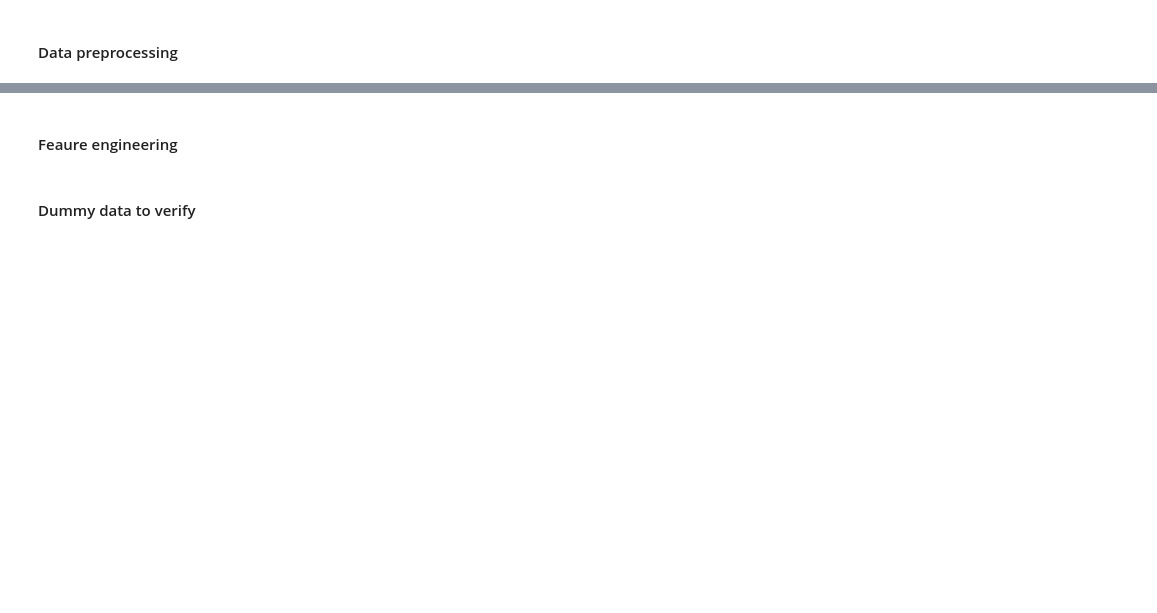
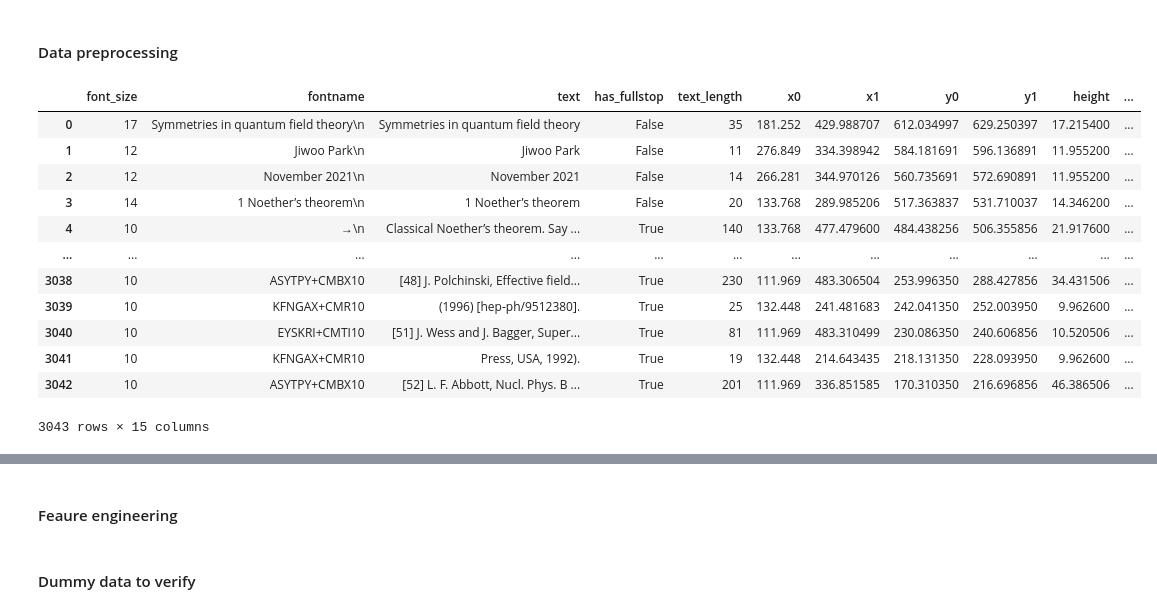
Before and after one commit to TwigSlot/twig-research, a Jupyter notebook: pdf_research/Classifiers/Classifiers.ipynb, the cells around one changed output, grey strips where cells are left out. Drawn from its saved outputs; the diff is of its cells as text; code cells hidden in the pictures; blank space fills up the shorter version.

Commit message:
importing data and word2vec, TODO need to pad?

```diff
--- a/pdf_research/Classifiers/Classifiers.ipynb
+++ b/pdf_research/Classifiers/Classifiers.ipynb
@@ -35,2 +43,20 @@ import warnings
 # %% [markdown]
 #### Data preprocessing
+# %%
+data_df = pd.read_csv('./data.csv')
+# %%
+data_df
+# %% [output]
+|  | font_size | fontname | text | has_fullstop | text_length | x0 | x1 | y0 | y1 | height | ... |
+| 0 | 17 | Symmetries in quantum field theory\n | Symmetries in quantum field theory | False | 35 | 181.252 | 429.988707 | 612.034997 | 629.250397 | 17.215400 | ... |
+| 1 | 12 | Jiwoo Park\n | Jiwoo Park | False | 11 | 276.849 | 334.398942 | 584.181691 | 596.136891 | 11.955200 | ... |
+| 2 | 12 | November 2021\n | November 2021 | False | 14 | 266.281 | 344.970126 | 560.735691 | 572.690891 | 11.955200 | ... |
+| 3 | 14 | 1 Noether’s theorem\n | 1 Noether’s theorem | False | 20 | 133.768 | 289.985206 | 517.363837 | 531.710037 | 14.346200 | ... |
+| 4 | 10 | →\n | Classical Noether’s theorem. Say ... | True | 140 | 133.768 | 477.479600 | 484.438256 | 506.355856 | 21.917600 | ... |
+| ... | ... | ... | ... | ... | ... | ... | ... | ... | ... | ... | ... |
+| 3038 | 10 | ASYTPY+CMBX10 | [48] J. Polchinski, Eﬀective ﬁeld... | True | 230 | 111.969 | 483.306504 | 253.996350 | 288.427856 | 34.431506 | ... |
+| 3039 | 10 | KFNGAX+CMR10 | (1996) [hep-ph/9512380]. | True | 25 | 132.448 | 241.481683 | 242.041350 | 252.003950 | 9.962600 | ... |
+| 3040 | 10 | EYSKRI+CMTI10 | [51] J. Wess and J. Bagger, Super... | True | 81 | 111.969 | 483.310499 | 230.086350 | 240.606856 | 10.520506 | ... |
+| 3041 | 10 | KFNGAX+CMR10 | Press, USA, 1992). | True | 19 | 132.448 | 214.643435 | 218.131350 | 228.093950 | 9.962600 | ... |
+| 3042 | 10 | ASYTPY+CMBX10 | [52] L. F. Abbott, Nucl. Phys. B ... | True | 201 | 111.969 | 336.851585 | 170.310350 | 216.696856 | 46.386506 | ... |
+3043 rows × 15 columns
```
Also changed, not shown: parts of 14 cells of this notebook, 2 other files.
